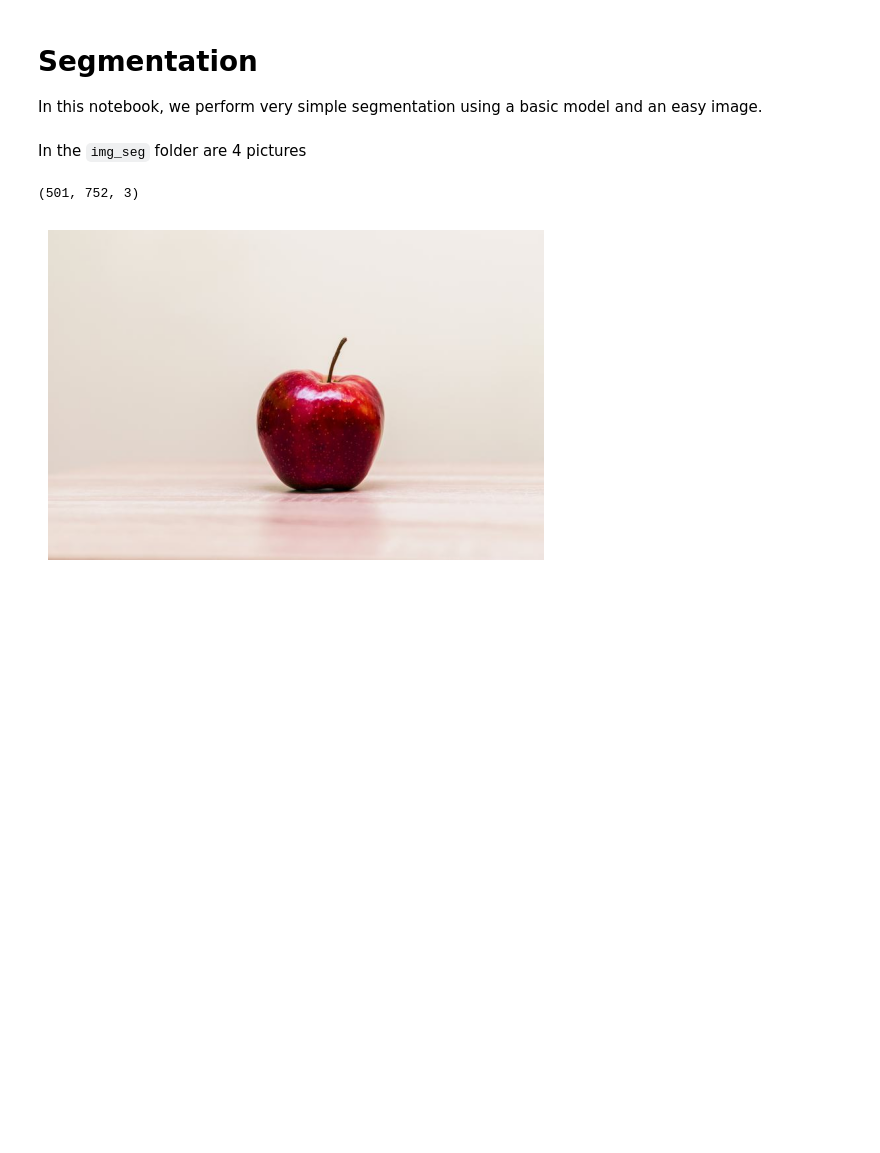
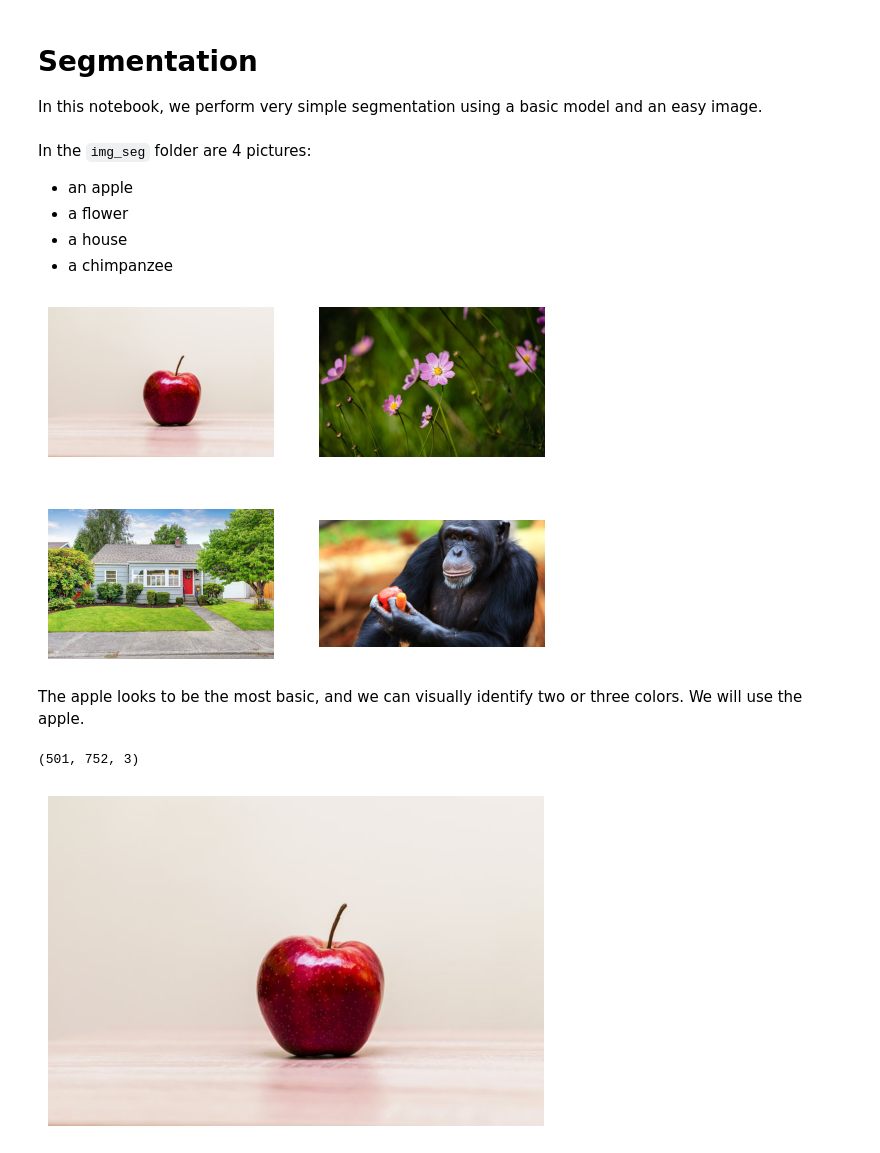
Before and after one commit to acceleratescience/diffusion-models, a Jupyter notebook: docs/BuildingBlocks/segmentation.ipynb, the cells around one changed output. Drawn from its saved outputs; the diff is of its cells as text; code cells hidden in the pictures; blank space fills up the shorter version.

```diff
--- a/docs/BuildingBlocks/segmentation.ipynb
+++ b/docs/BuildingBlocks/segmentation.ipynb
@@ -6,7 +6,25 @@ import matplotlib.pyplot as plt
 import numpy as np
 from sklearn.cluster import KMeans
 # %% [markdown]
-In the `img_seg` folder are 4 pictures
+In the `img_seg` folder are 4 pictures:
+- an apple
+- a flower
+- a house
+- a chimpanzee
+# %%
+# load all 4 images and plot in a 2x2 grid
+images = ['apple', 'flower', 'house', 'monke']
+fig, axs = plt.subplots(2, 2)
+for i in range(4):
+    img = plt.imread(f"img_seg/{images[i]}.jpg")
+    axs[i//2, i%2].imshow(img)
+    axs[i//2, i%2].axis("off")
+
+plt.show()
+# %% [output]
+[figure, added]
+# %% [markdown]
+The apple looks to be the most basic, and we can visually identify two or three colors. We will use the apple.
 # %%
 img = plt.imread('img_seg/apple.jpg')
 img.shape
```
Also changed, not shown: parts of 11 cells of this notebook, 6 other files.
